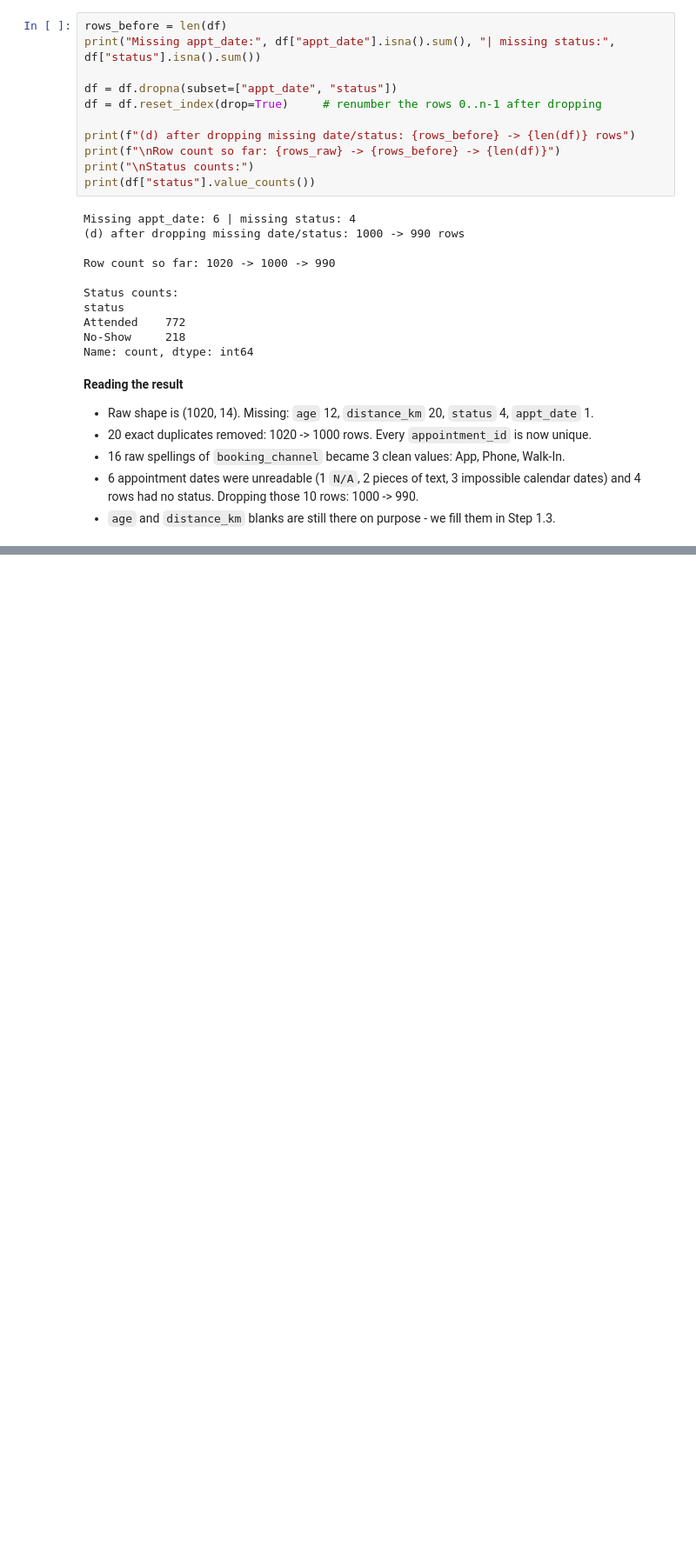
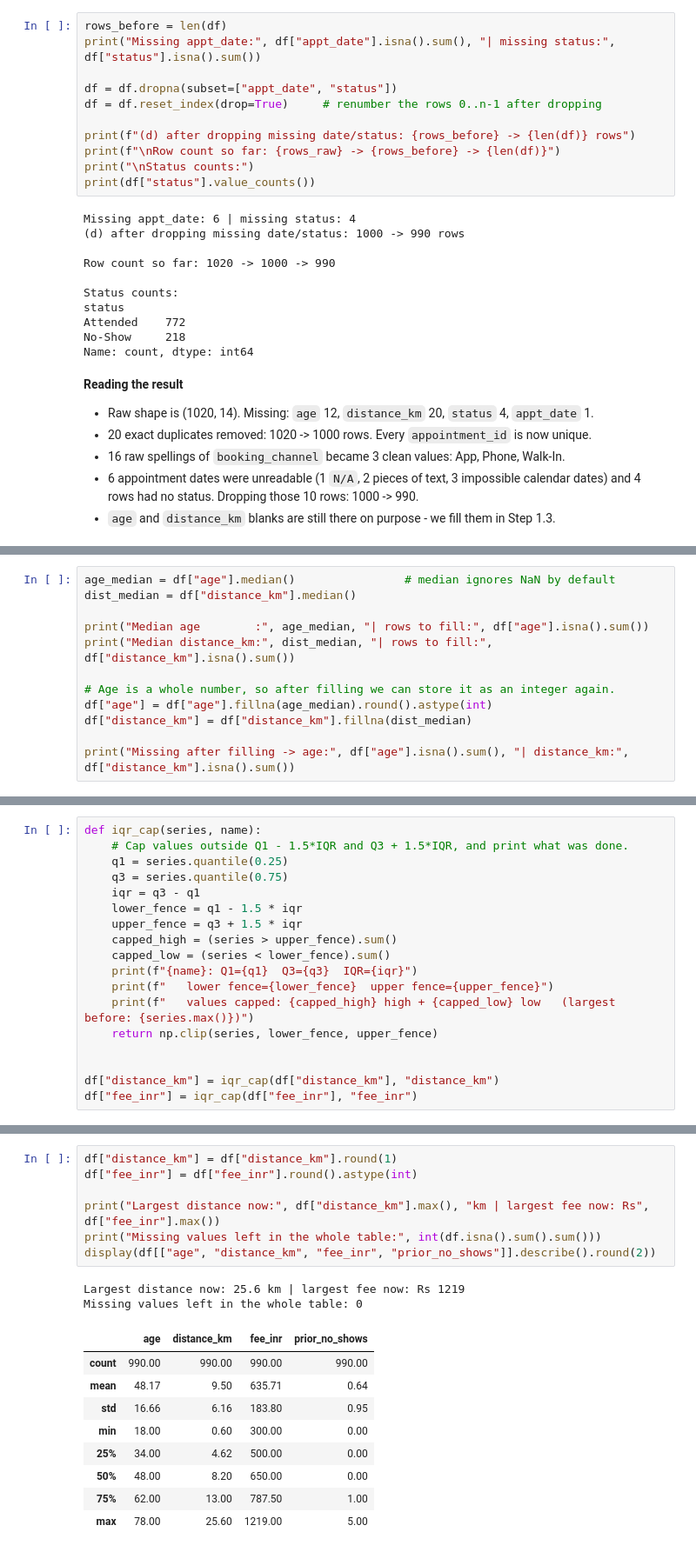
Before and after one commit to Advay4706/MASAI-CAPSTONE-PROJ, a Jupyter notebook: notebooks/01_ingest_clean.ipynb, the cells around one changed output, grey strips where cells are left out. Shown at 87% size. Drawn from its saved outputs; the diff is of its cells as text; blank space fills up the shorter version.

Commit message:
Step 1.3: follow full brief - np.clip on both fences, round distance to 1 dp and fee to int

```diff
--- a/notebooks/01_ingest_clean.ipynb
+++ b/notebooks/01_ingest_clean.ipynb
@@ -320,0 +359,12 @@ Name: count, dtype: int64
+# %%
+age_median = df["age"].median()                # median ignores NaN by default
+dist_median = df["distance_km"].median()
+
+print("Median age        :", age_median, "| rows to fill:", df["age"].isna().sum())
+print("Median distance_km:", dist_median, "| rows to fill:", df["distance_km"].isna().sum())
+
+# Age is a whole number, so after filling we can store it as an integer again.
+df["age"] = df["age"].fillna(age_median).round().astype(int)
+df["distance_km"] = df["distance_km"].fillna(dist_median)
+
+print("Missing after filling -> age:", df["age"].isna().sum(), "| distance_km:", df["distance_km"].isna().sum())
@@ -320,0 +386,18 @@ Name: count, dtype: int64
+# %%
+def iqr_cap(series, name):
+    # Cap values outside Q1 - 1.5*IQR and Q3 + 1.5*IQR, and print what was done.
+    q1 = series.quantile(0.25)
+    q3 = series.quantile(0.75)
+    iqr = q3 - q1
+    lower_fence = q1 - 1.5 * iqr
+    upper_fence = q3 + 1.5 * iqr
+    capped_high = (series > upper_fence).sum()
+    capped_low = (series < lower_fence).sum()
+    print(f"{name}: Q1={q1}  Q3={q3}  IQR={iqr}")
+    print(f"   lower fence={lower_fence}  upper fence={upper_fence}")
+    print(f"   values capped: {capped_high} high + {capped_low} low   (largest before: {series.max()})")
+    return np.clip(series, lower_fence, upper_fence)
+
+
+df["distance_km"] = iqr_cap(df["distance_km"], "distance_km")
+df["fee_inr"] = iqr_cap(df["fee_inr"], "fee_inr")
@@ -320,0 +414,19 @@ Name: count, dtype: int64
+# %%
+df["distance_km"] = df["distance_km"].round(1)
+df["fee_inr"] = df["fee_inr"].round().astype(int)
+
+print("Largest distance now:", df["distance_km"].max(), "km | largest fee now: Rs", df["fee_inr"].max())
+print("Missing values left in the whole table:", int(df.isna().sum().sum()))
+display(df[["age", "distance_km", "fee_inr", "prior_no_shows"]].describe().round(2))
+# %% [output]
+Largest distance now: 25.6 km | largest fee now: Rs 1219
+Missing values left in the whole table: 0
+|  | age | distance_km | fee_inr | prior_no_shows |
+| count | 990.00 | 990.00 | 990.00 | 990.00 |
+| mean | 48.17 | 9.50 | 635.71 | 0.64 |
+| std | 16.66 | 6.16 | 183.80 | 0.95 |
+| min | 18.00 | 0.60 | 300.00 | 0.00 |
+| 25% | 34.00 | 4.62 | 500.00 | 0.00 |
+| 50% | 48.00 | 8.20 | 650.00 | 0.00 |
+| 75% | 62.00 | 13.00 | 787.50 | 1.00 |
+| max | 78.00 | 25.60 | 1219.00 | 5.00 |
```
Also changed, not shown: parts of 9 cells of this notebook.
